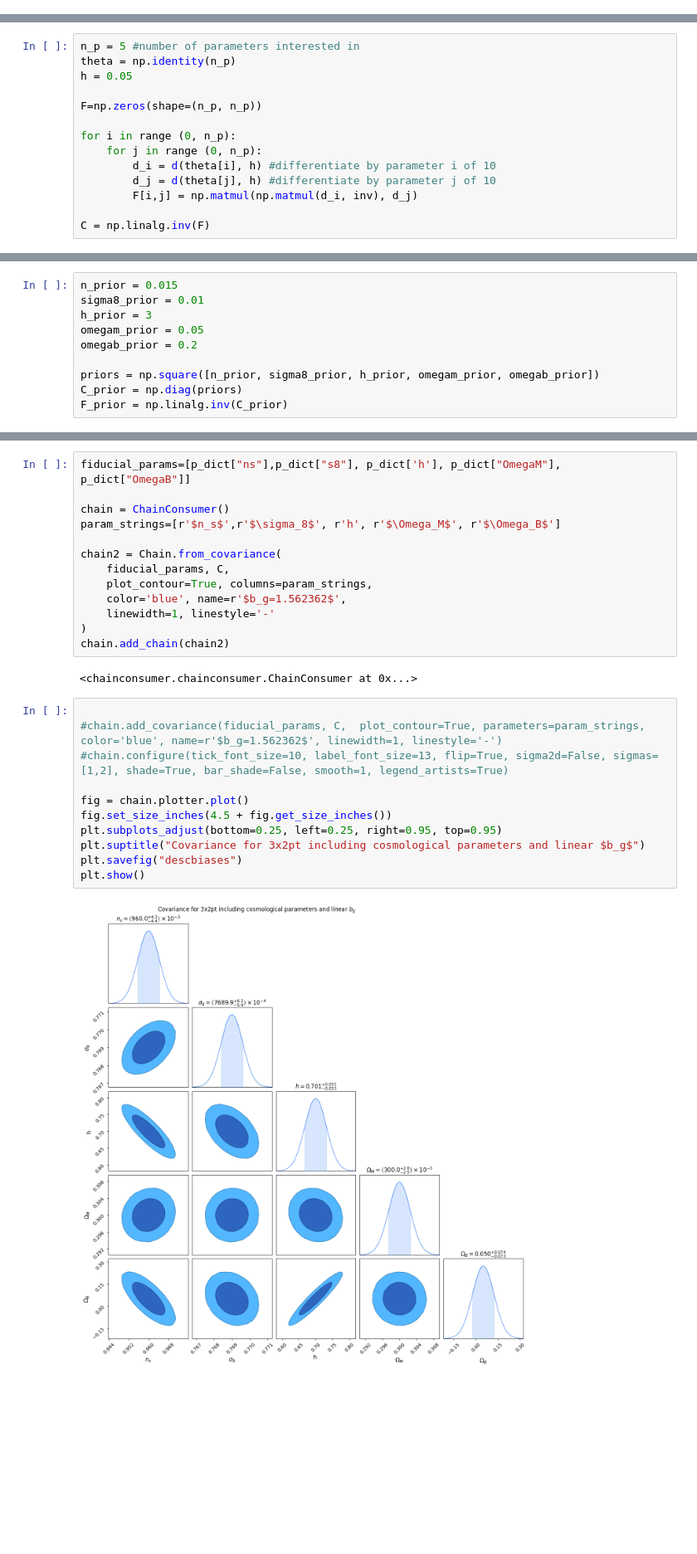
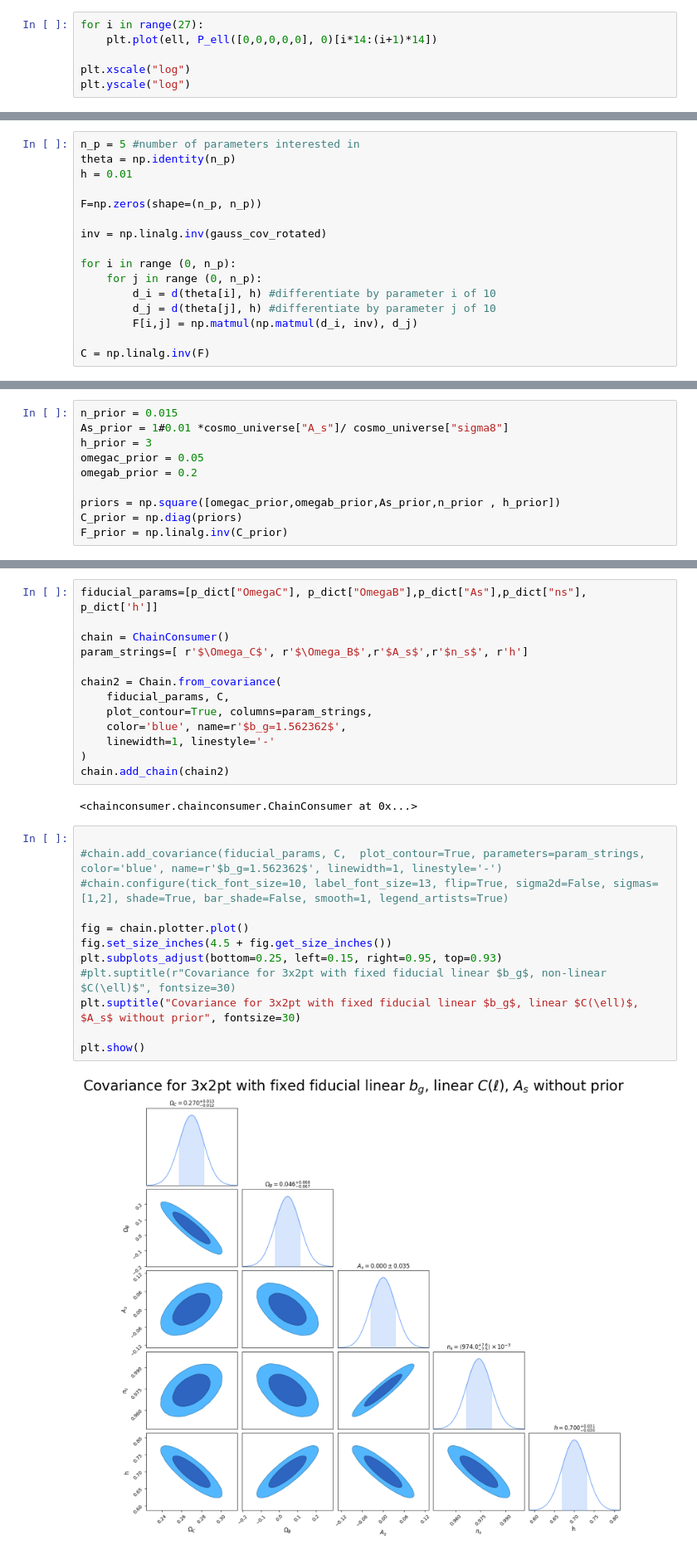
Before and after one commit to CarolaZano/PCA_project, a Jupyter notebook: Fisher/fisher3x2_GR_tests-const_bias.ipynb, the cells around one changed output, grey strips where cells are left out. Shown at 83% size. Cells and saved outputs as stored; diff of their text form; blank space fills up the shorter version.

```diff
--- a/Fisher/fisher3x2_GR_tests-const_bias.ipynb
+++ b/Fisher/fisher3x2_GR_tests-const_bias.ipynb
@@ -402,3 +432,9 @@ def P_ell(theta, h):
 
     P_ell = np.array(P_ell)
     return P_ell
+# %%
+for i in range(27):
+    plt.plot(ell, P_ell([0,0,0,0,0], 0)[i*14:(i+1)*14])
+
+plt.xscale("log")
+plt.yscale("log")
@@ -419,9 +457,11 @@ The P_ell is differentiated by each parameter independently, by having an identi
 # %%
 n_p = 5 #number of parameters interested in
 theta = np.identity(n_p)
-h = 0.05
+h = 0.01
 
 F=np.zeros(shape=(n_p, n_p))
+
+inv = np.linalg.inv(gauss_cov_rotated)
 
 for i in range (0, n_p):
     for j in range (0, n_p):
@@ -434,12 +489,12 @@ C = np.linalg.inv(F)
 ## Fisher of priors
 # %%
 n_prior = 0.015
-sigma8_prior = 0.01
+As_prior = 1#0.01 *cosmo_universe["A_s"]/ cosmo_universe["sigma8"]
 h_prior = 3
-omegam_prior = 0.05
+omegac_prior = 0.05
 omegab_prior = 0.2
 
-priors = np.square([n_prior, sigma8_prior, h_prior, omegam_prior, omegab_prior])
+priors = np.square([omegac_prior,omegab_prior,As_prior,n_prior , h_prior])
 C_prior = np.diag(priors)
 F_prior = np.linalg.inv(C_prior)
 # %% [markdown]
@@ -448,10 +503,10 @@ F_prior = np.linalg.inv(C_prior)
 F_full = F + F_prior
 C = np.linalg.inv(F_full)
 # %%
-fiducial_params=[p_dict["ns"],p_dict["s8"], p_dict['h'], p_dict["OmegaM"], p_dict["OmegaB"]]
+fiducial_params=[p_dict["OmegaC"], p_dict["OmegaB"],p_dict["As"],p_dict["ns"], p_dict['h']]
 
 chain = ChainConsumer()
-param_strings=[r'$n_s$',r'$\sigma_8$', r'h', r'$\Omega_M$', r'$\Omega_B$']
+param_strings=[ r'$\Omega_C$', r'$\Omega_B$',r'$A_s$',r'$n_s$', r'h']
 
 chain2 = Chain.from_covariance(
     fiducial_params, C,
@@ -465,13 +520,14 @@ chain.add_chain(chain2)
 # %%
 
 #chain.add_covariance(fiducial_params, C,  plot_contour=True, parameters=param_strings, color='blue', name=r'$b_g=1.562362$', linewidth=1, linestyle='-')
 #chain.configure(tick_font_size=10, label_font_size=13, flip=True, sigma2d=False, sigmas=[1,2], shade=True, bar_shade=False, smooth=1, legend_artists=True)
 
 fig = chain.plotter.plot()
 fig.set_size_inches(4.5 + fig.get_size_inches())
-plt.subplots_adjust(bottom=0.25, left=0.25, right=0.95, top=0.95)
-plt.suptitle("Covariance for 3x2pt including cosmological parameters and linear $b_g$")
-plt.savefig("descbiases")
+plt.subplots_adjust(bottom=0.25, left=0.15, right=0.95, top=0.93)
+#plt.suptitle(r"Covariance for 3x2pt with fixed fiducial linear $b_g$, non-linear $C(\ell)$", fontsize=30)
+plt.suptitle("Covariance for 3x2pt with fixed fiducial linear $b_g$, linear $C(\ell)$, $A_s$ without prior", fontsize=30)
+
 plt.show()
 # %% [output]
-[figure, old version]
+[figure, new version]
```
Also changed, not shown: parts of 12 cells of this notebook, 7 other files.
